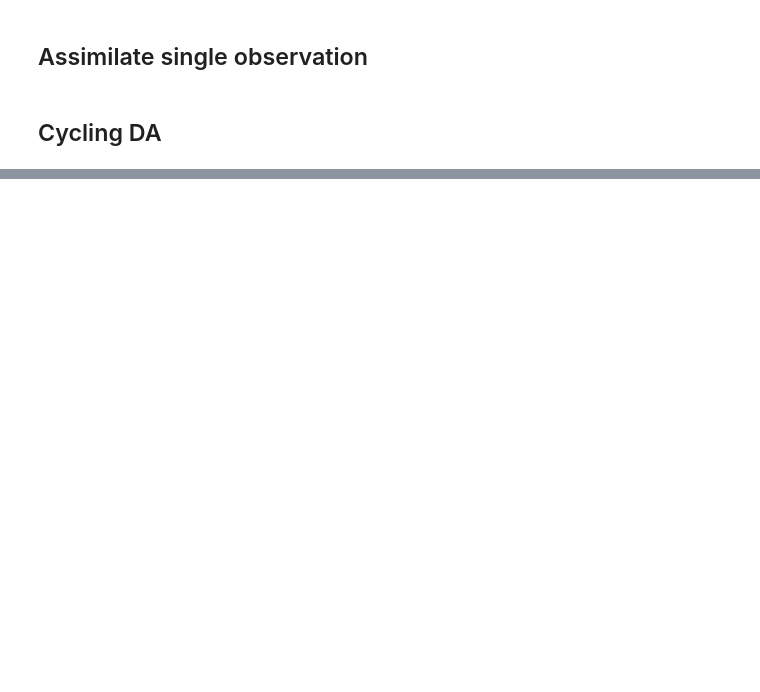
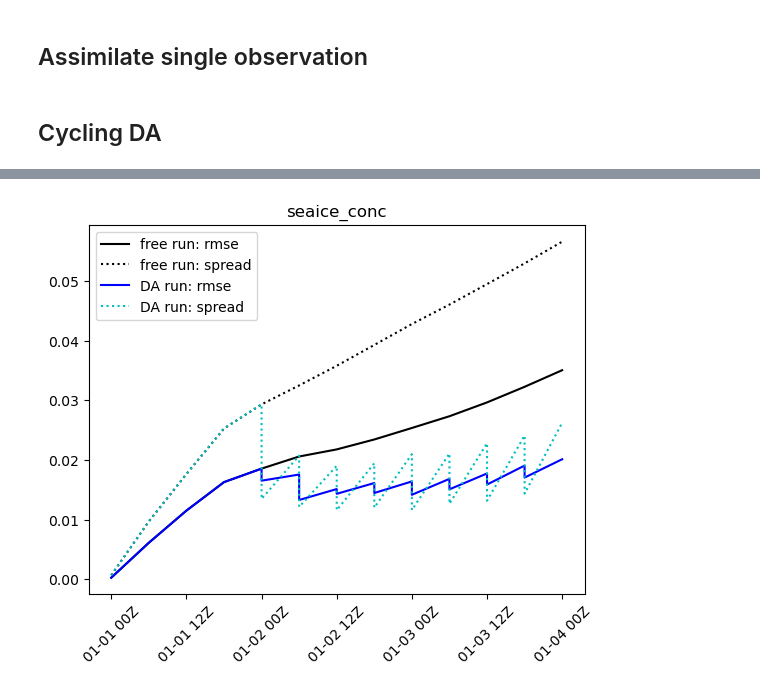
Before and after one commit to sasip-climate/notebooks-nextsim-workshop2025, a Jupyter notebook: assimilation/demo-osse.ipynb, the cells around one changed output, grey strips where cells are left out. Cells and saved outputs as stored; diff of their text form; code cells hidden in the pictures; blank space fills up the shorter version.

```diff
--- a/assimilation/demo-osse.ipynb
+++ b/assimilation/demo-osse.ipynb
@@ -391,0 +405,19 @@ c.grid.plot_land(ax, color='gray')
+# %%
+vname = 'seaice_conc'
+
+cycle_dir = "/home/nextsim-workshop/data-nextsim-workshop2025/assimilation/cycle-free"
+ts, rmse_ts, sprd_ts = get_error_ts(cycle_dir, vname)
+plt.plot(ts, rmse_ts, 'k-', label='free run: rmse')
+plt.plot(ts, sprd_ts, 'k:', label='free run: spread')
+
+cycle_dir = "/home/nextsim-workshop/data-nextsim-workshop2025/assimilation/cycle"
+ts, rmse_ts, sprd_ts = get_error_ts(cycle_dir, vname)
+plt.plot(ts, rmse_ts, 'b-', label='DA run: rmse')
+plt.plot(ts, sprd_ts, 'c:', label='DA run: spread')
+
+plt.gca().xaxis.set_major_formatter(mdates.DateFormatter('%m-%d %HZ'))
+plt.legend()
+plt.title(vname)
+_ = plt.xticks(rotation=45)
+# %% [output]
+[figure, added]
```
Also changed, not shown: parts of 30 cells of this notebook, 2 other files.
